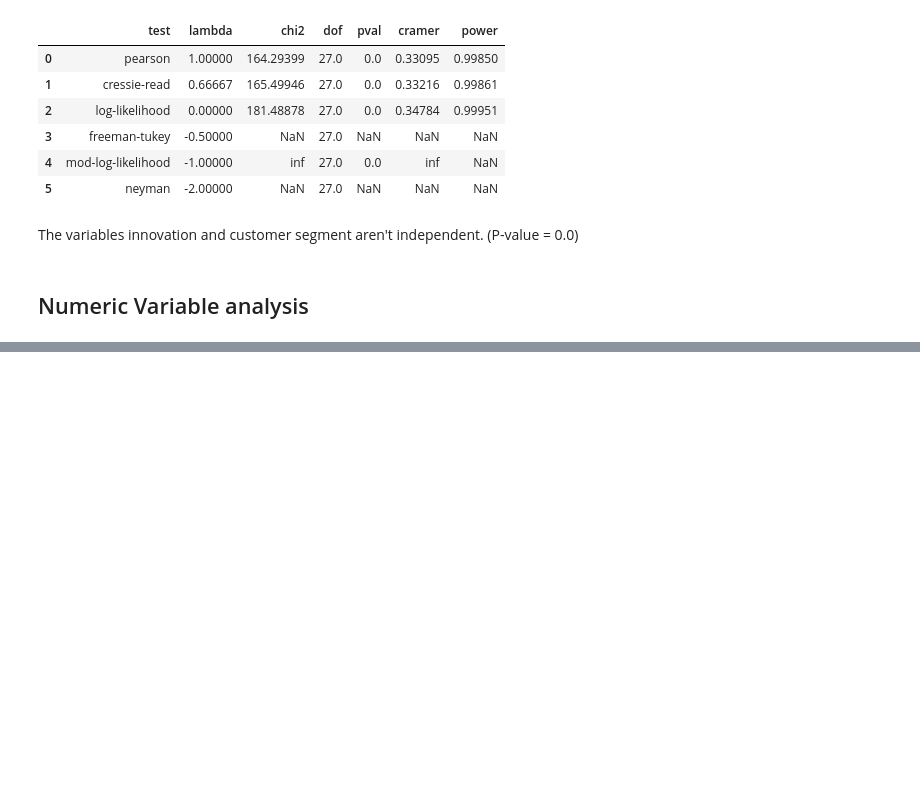
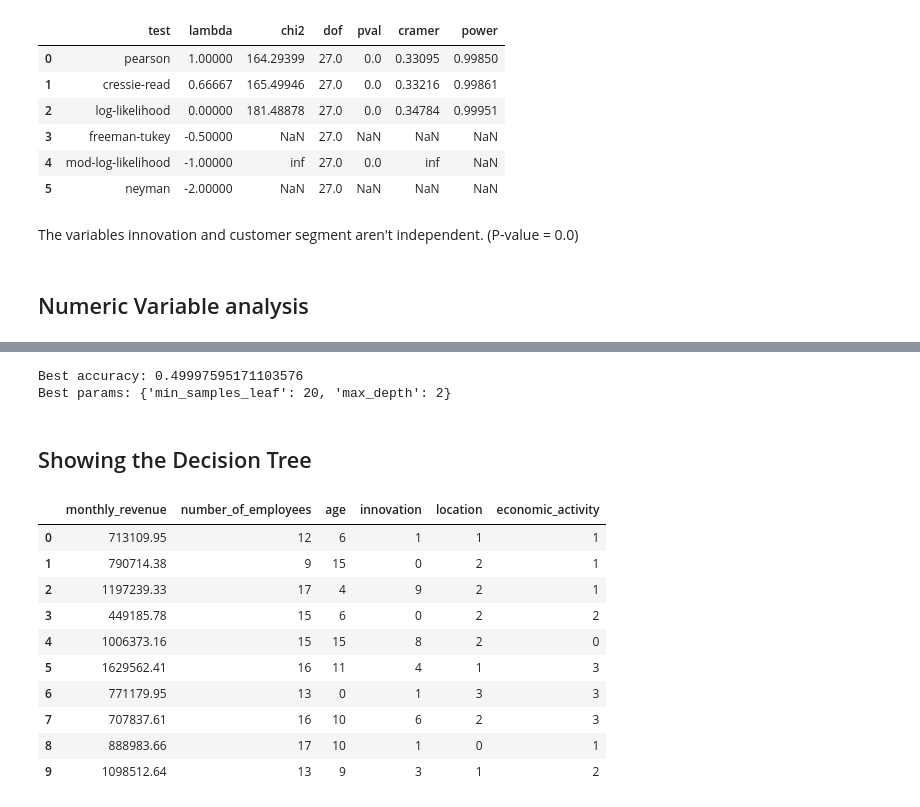
Before and after one commit to Reifhel/ml_models_practice, a Jupyter notebook: 04. Decision Tree Classifier/Company Segment Classification/company_segment_classifier.ipynb, the cells around one changed output, grey strips where cells are left out. Drawn from its saved outputs; the diff is of its cells as text; code cells hidden in the pictures; blank space fills up the shorter version.

```diff
--- a/04. Decision Tree Classifier/Company Segment Classification/company_segment_classifier.ipynb
+++ b/04. Decision Tree Classifier/Company Segment Classification/company_segment_classifier.ipynb
@@ -263,0 +404,31 @@ px.box(df_segments, x='customer_segment', y='monthly_revenue', color='customer_s
+# %%
+# Showing best score and set of hyperparams
+print(F"Best accuracy: {decisiontree_study.best_value}")
+print(F"Best params: {decisiontree_study.best_params}")
+# %% [output]
+Best accuracy: 0.49997595171103576
+Best params: {'min_samples_leaf': 20, 'max_depth': 2}
+# %% [markdown]
+## Showing the Decision Tree
+# %%
+# Prepare the dataset for train and visualize the tree
+X_train_tree = X.copy()
+X_train_tree['location_label'] = X_train_tree.location.astype('category').cat.codes
+X_train_tree['economic_activity_label'] = X_train_tree.economic_activity.astype('category').cat.codes
+
+X_train_tree.drop(columns=['location', 'economic_activity'], inplace=True)
+X_train_tree.rename(columns={'location_label': 'location', 'economic_activity_label': 'economic_activity'}, inplace=True)
+
+X_train_tree.head(10)
+# %% [output]
+|  | monthly_revenue | number_of_employees | age | innovation | location | economic_activity |
+| 0 | 713109.95 | 12 | 6 | 1 | 1 | 1 |
+| 1 | 790714.38 | 9 | 15 | 0 | 2 | 1 |
+| 2 | 1197239.33 | 17 | 4 | 9 | 2 | 1 |
+| 3 | 449185.78 | 15 | 6 | 0 | 2 | 2 |
+| 4 | 1006373.16 | 15 | 15 | 8 | 2 | 0 |
+| 5 | 1629562.41 | 16 | 11 | 4 | 1 | 3 |
+| 6 | 771179.95 | 13 | 0 | 1 | 3 | 3 |
+| 7 | 707837.61 | 16 | 10 | 6 | 2 | 3 |
+| 8 | 888983.66 | 17 | 10 | 1 | 0 | 1 |
+| 9 | 1098512.64 | 13 | 9 | 3 | 1 | 2 |
```
Also changed, not shown: parts of 22 cells of this notebook.
